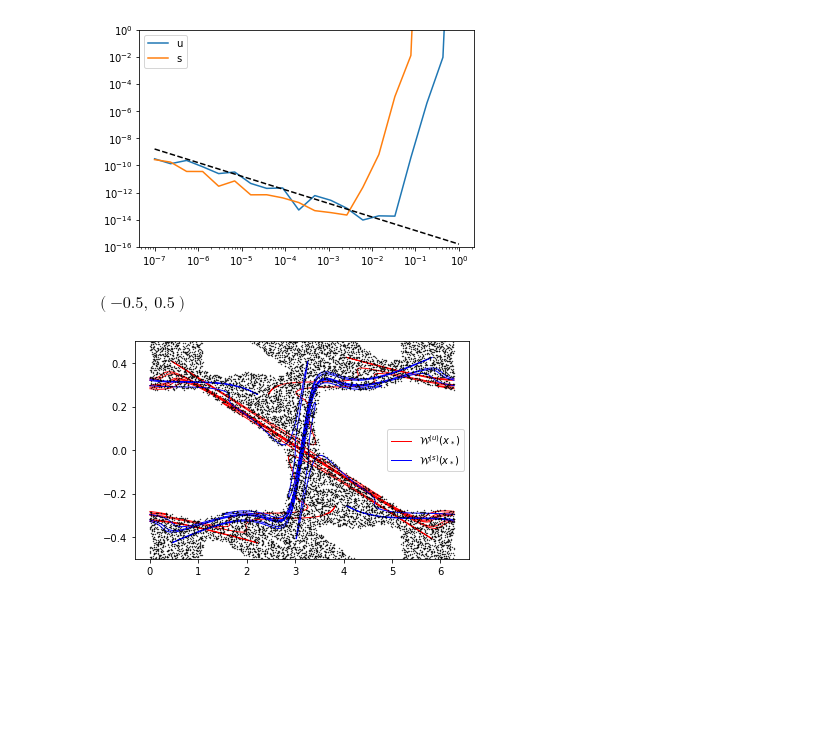
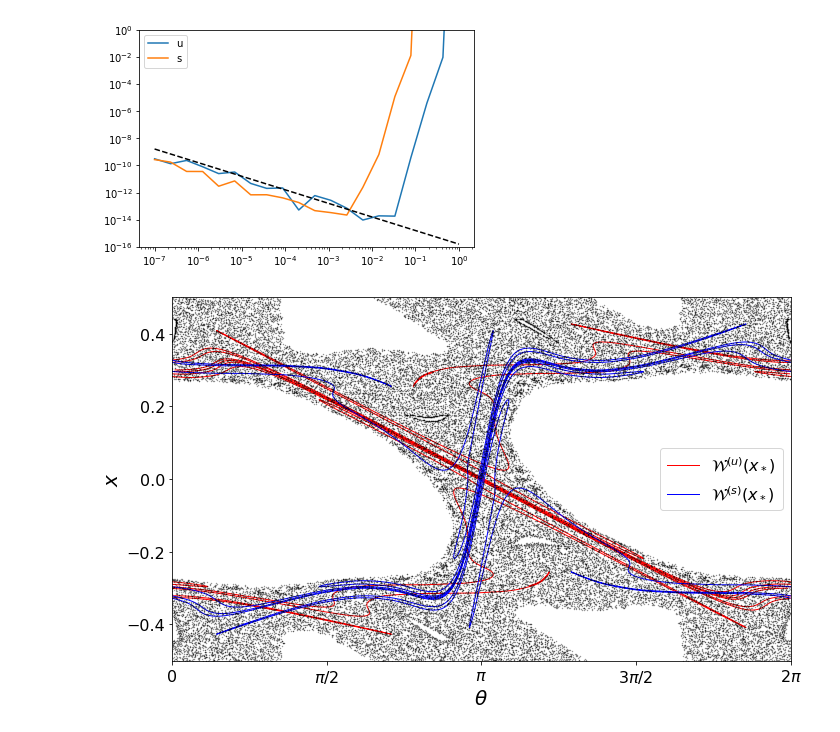
Before and after one commit to shadden/encounter_map_and_instability_timescale, a Jupyter notebook: notebooks/EncounterMapManifoldFixAttempt.ipynb, the cells around one changed output. Saved outputs shown, nothing was run; the diff lists cells and outputs as text; code cells hidden in the pictures; blank space fills up the shorter version.

```diff
--- a/notebooks/EncounterMapManifoldFixAttempt.ipynb
+++ b/notebooks/EncounterMapManifoldFixAttempt.ipynb
@@ -77,7 +77,7 @@ p_u = wrap1(xunst[1] + p_u)
 breaksX = np.abs(theta_u[1:] - theta_u[:-1])>np.pi
 breaksY = np.abs(p_u[1:] - p_u[:-1])>0.5
 break_indices = np.arange(len(theta_u)-1)[np.logical_or(breaksX,breaksY)]
-
+plt.figure(figsize=(10,6))
 
 break_indices=np.concatenate(([0],break_indices,[-1]))
 for ilow,ihi in zip(break_indices[:-1],break_indices[1:]):
@@ -89,37 +89,42 @@ for ilow,ihi in zip(break_indices[:-1],break_indices[1:]):
     plt.plot(theta_u[ilow+1:ihi],1+p_u[ilow+1:ihi],'r-',lw=1)
     plt.plot(2*np.pi-theta_u[ilow+1:ihi],1-p_u[ilow+1:ihi],'r-',lw=1)
 
 
 theta_s,p_s = R_s.T @ [theta_s,p_s]
 theta_s = wrap2pi(xunst[0] + theta_s)
 p_s = wrap1(xunst[1] + p_s)
 
 breaksX = np.abs(theta_s[1:] - theta_s[:-1])>np.pi
 breaksY = np.abs(p_s[1:] - p_s[:-1])>0.5
 break_indices = np.arange(len(theta_s)-1)[np.logical_or(breaksX,breaksY)]
 
 
 break_indices=np.concatenate(([0],break_indices,[-1]))
 for ilow,ihi in zip(break_indices[:-1],break_indices[1:]):
     if ilow==0:
         plt.plot(theta_s[ilow+1:ihi],p_s[ilow+1:ihi],'b-',lw=1,label=r"$\mathcal{W}^{(s)}(x_*)$")
     else:
         plt.plot(theta_s[ilow+1:ihi],p_s[ilow+1:ihi],'b-',lw=1)
     plt.plot(2*np.pi-theta_s[ilow+1:ihi],-1*p_s[ilow+1:ihi],'b-',lw=1)
     plt.plot(theta_s[ilow+1:ihi],1+p_s[ilow+1:ihi],'b-',lw=1)
     plt.plot(2*np.pi-theta_s[ilow+1:ihi],1-p_s[ilow+1:ihi],'b-',lw=1)
-plt.legend()
+plt.legend(fontsize=16)
 x = np.array([np.pi,0.01])
 xs = []
-for i in range(2*Npts):
+for i in range(10*Npts):
     xs.append(x)
     x = emap(x)
 theta,p=np.array(xs).T
-plt.plot(wrap2pi(theta),wrap1(p),'k.',ms=0.75)
+plt.plot(wrap2pi(theta),wrap1(p),'k.',ms=0.75,alpha=0.5)
 plt.ylim(-0.5,0.5)
+plt.tick_params(labelsize=16)
+plt.xticks([0,0.5*np.pi,np.pi,1.5*np.pi,2*np.pi],["$0$",r"$\pi/2$",r"$\pi$",r"$3\pi/2$",r"2$\pi$"])
+plt.xlabel(r"$\theta$",fontsize=20)
+plt.ylabel(r"$x$",fontsize=20)
 # delta = 1
-# plt.xlim(np.pi-delta,np.pi+delta)
-# plt.ylim(-delta,+delta)
+plt.xlim(0,2*np.pi)
+plt.ylim(-0.5,+0.5)
+plt.tight_layout()
+plt.savefig("./homoclinic_tangle.png")
 # %% [output]
-$\displaystyle \left( -0.5, \  0.5\right)$
-[figure, old version]
+[figure, new version]
```
Also changed, not shown: parts of 1 cell of this notebook, 2 other files.
